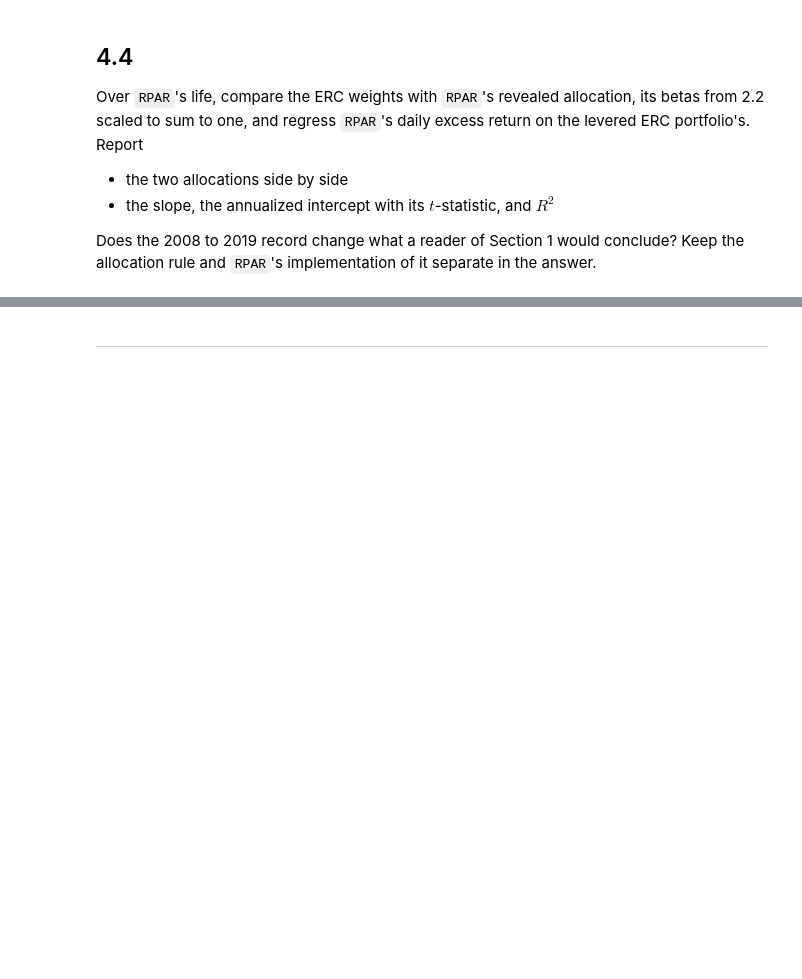
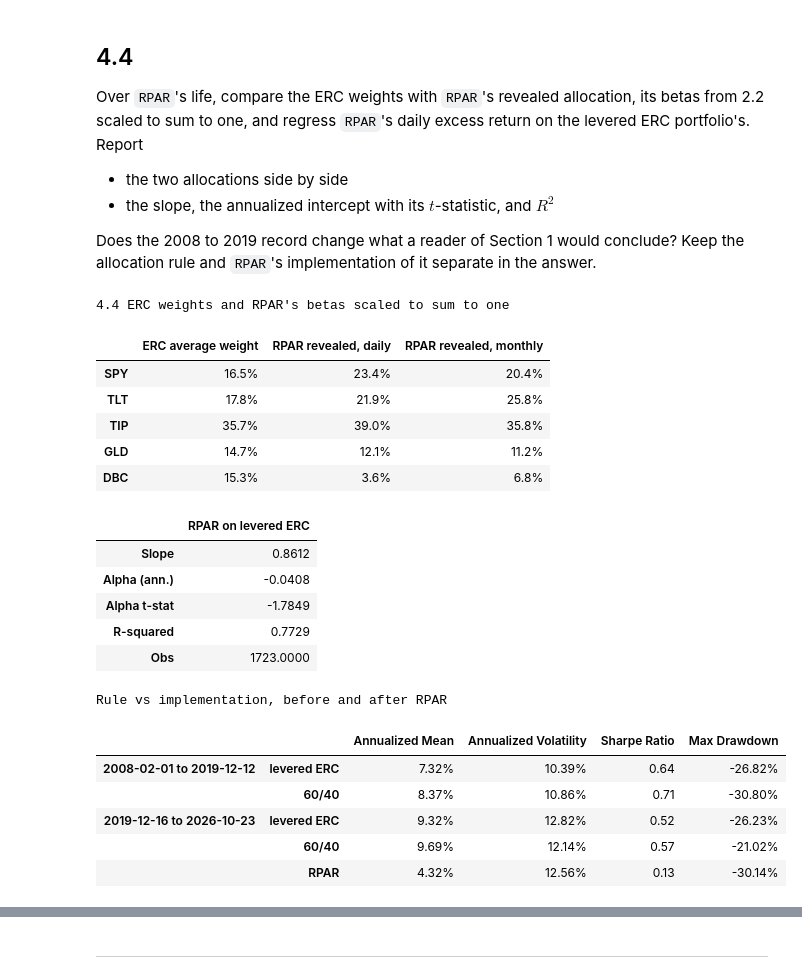
Before and after one commit to hannahkong1/midterm-project, a Jupyter notebook: risk_parity.ipynb, the cells around one changed output, grey strips where cells are left out. Cells and saved outputs as stored; diff of their text form; code cells hidden in the pictures; blank space fills up the shorter version.

```diff
--- a/risk_parity.ipynb
+++ b/risk_parity.ipynb
@@ -756,3 +756,55 @@ Over `RPAR`'s life, compare the ERC weights with `RPAR`'s revealed allocation, i
 * the slope, the annualized intercept with its $t$-statistic, and $R^2$
 
 Does the 2008 to 2019 record change what a reader of Section 1 would conclude? Keep the allocation rule and `RPAR`'s implementation of it separate in the answer.
+# %%
+rpar_start = returns['RPAR'].first_valid_index()
+erc_avg = weights['ERC'].loc[rpar_start - pd.offsets.MonthEnd(1):].mean()
+
+allocations = pd.DataFrame({
+    'ERC average weight': erc_avg,
+    'RPAR revealed, daily': reg_daily.loc['RPAR', FACTORS].astype(float) / reg_daily.loc['RPAR', 'Sum of betas'],
+    'RPAR revealed, monthly': reg_monthly.loc['RPAR', FACTORS].astype(float) / reg_monthly.loc['RPAR', 'Sum of betas'],
+})
+display(allocations.style.format('{:.1%}').set_caption("4.4 ERC weights and RPAR's betas scaled to sum to one"))
+
+# Regress RPAR on the levered ERC
+erc_lev_excess = (erc_levered - rf_bt).rename('levered ERC')
+data_44 = pd.concat([excess_daily['RPAR'], erc_lev_excess], axis=1).dropna()
+model_44 = sm.OLS(data_44['RPAR'], sm.add_constant(data_44['levered ERC'])).fit()
+display(pd.Series({
+    'Slope': model_44.params['levered ERC'],
+    'Alpha (ann.)': model_44.params['const'] * 252,
+    'Alpha t-stat': model_44.tvalues['const'],
+    'R-squared': model_44.rsquared,
+    'Obs': int(model_44.nobs),
+}).to_frame(f"RPAR on levered ERC").round(4))
+
+# Same rule, before and during RPAR's life
+display(pd.DataFrame({
+    (period, name): product_stats(series.loc[a:b], returns['SHV'])
+    for period, (a, b) in {'2008-02-01 to 2019-12-12': ('2008-02-01', '2019-12-12'),
+                           '2019-12-16 to 2026-10-23': ('2019-12-16', END)}.items()
+    for name, series in {'levered ERC': erc_levered, '60/40': bt['60/40'], 'RPAR': returns['RPAR']}.items()
+    if series.loc[a:b].notna().any()
+}).T[STATS_42].style.format(FMT_42).set_caption('Rule vs implementation, before and after RPAR'))
+# %% [output]
+4.4 ERC weights and RPAR's betas scaled to sum to one
+|  | ERC average weight | RPAR revealed, daily | RPAR revealed, monthly |
+| SPY | 16.5% | 23.4% | 20.4% |
+| TLT | 17.8% | 21.9% | 25.8% |
+| TIP | 35.7% | 39.0% | 35.8% |
+| GLD | 14.7% | 12.1% | 11.2% |
+| DBC | 15.3% | 3.6% | 6.8% |
+|  | RPAR on levered ERC |
+| Slope | 0.8612 |
+| Alpha (ann.) | -0.0408 |
+| Alpha t-stat | -1.7849 |
+| R-squared | 0.7729 |
+| Obs | 1723.0000 |
+Rule vs implementation, before and after RPAR
+|  |  | Annualized Mean | Annualized Volatility | Sharpe Ratio | Max Drawdown |
+| 2008-02-01 to 2019-12-12 | levered ERC | 7.32% | 10.39% | 0.64 | -26.82% |
+|  | 60/40 | 8.37% | 10.86% | 0.71 | -30.80% |
+| 2019-12-16 to 2026-10-23 | levered ERC | 9.32% | 12.82% | 0.52 | -26.23% |
+|  | 60/40 | 9.69% | 12.14% | 0.57 | -21.02% |
+|  | RPAR | 4.32% | 12.56% | 0.13 | -30.14% |
```
Also changed, not shown: parts of 1 cell of this notebook.
